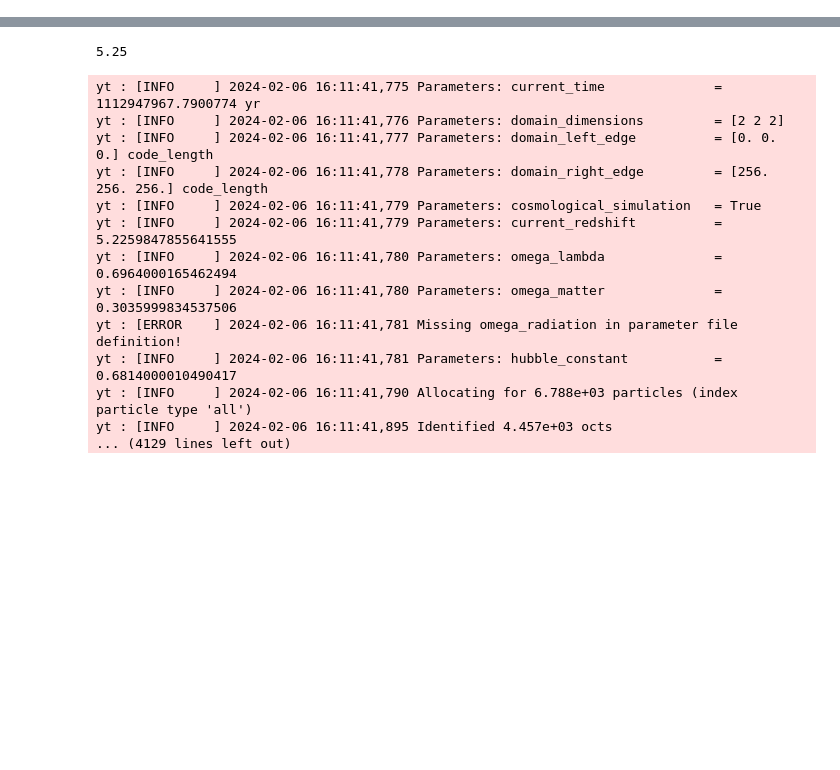
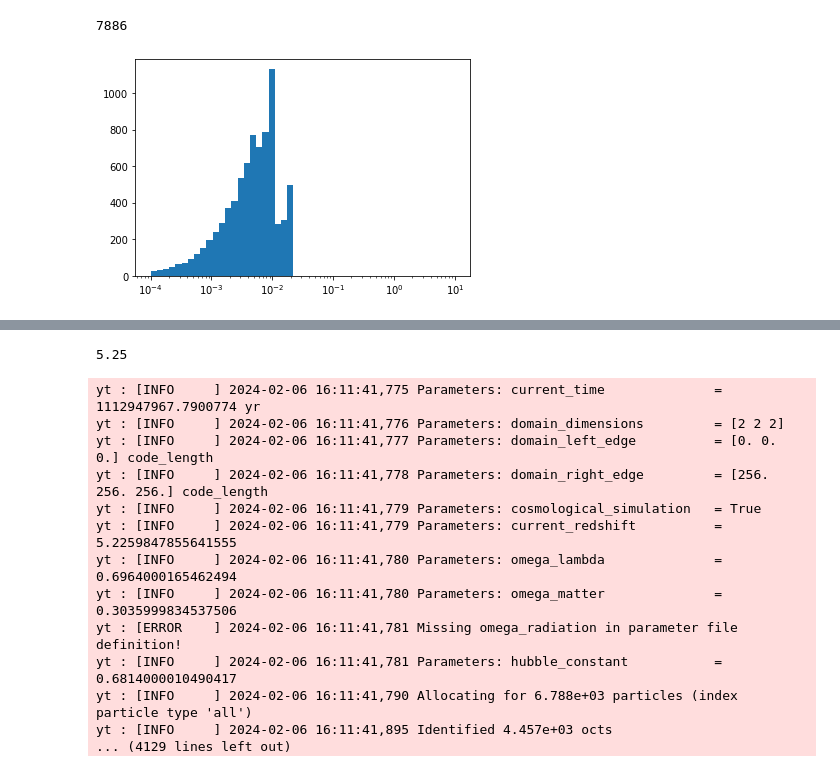
Before and after one commit to zoesuns/mfp, a Jupyter notebook: codes/calc_Gamma_bkg.ipynb, the cells around one changed output, grey strips where cells are left out. Saved outputs shown, nothing was run; the diff lists cells and outputs as text; code cells hidden in the pictures; blank space fills up the shorter version.

```diff
--- a/codes/calc_Gamma_bkg.ipynb
+++ b/codes/calc_Gamma_bkg.ipynb
@@ -119,5 +124,5 @@ def init_photo_bkg(los):
 # %%
 rootpath="/data/hqchen/mfp_project/data/"
-folder="F_a0.1452_50pMpc/"
-zuni=1/0.1452-1
+folder="F_a0.1401_50pMpc/"
+zuni=1/0.1401-1
 Hz=cosmo.H(zuni).value
@@ -123,0 +131,3 @@ Hz=cosmo.H(zuni).value
+# %%
+sample_dist=np.linspace(1,49,4801)
+sample_dist
@@ -123,0 +136,23 @@ Hz=cosmo.H(zuni).value
+# %%
+gammalist=[]
+# dr=[]
+losList=glob.glob(rootpath+folder+"lightray*h5")
+for losName in losList[:]:
+    lr=yt.load(losName)
+    los={}
+    los["T"]=lr.r['temperature'].in_units("K").v
+    los["nH"]=((lr.r['gas','RT_HVAR_HI']+lr.r['gas','RT_HVAR_HII'])/yt.units.mp).in_units("cm**-3").v
+    los["nHe"]=((lr.r['gas','RT_HVAR_HeI']+lr.r['gas','RT_HVAR_HeII']+lr.r['gas','RT_HVAR_HeIII'])/yt.units.mp/4).in_units("cm**-3").v
+    los["xHI"]=lr.r['gas','RT_HVAR_HI']/(lr.r['gas','RT_HVAR_HI']+lr.r['gas','RT_HVAR_HII'])
+    los["xHeI"]=lr.r['gas','RT_HVAR_HeI']/(lr.r['gas','RT_HVAR_HeI']+lr.r['gas','RT_HVAR_HeII']+lr.r['gas','RT_HVAR_HeIII'])
+    los["xHeII"]=lr.r['gas','RT_HVAR_HeII']/(lr.r['gas','RT_HVAR_HeI']+lr.r['gas','RT_HVAR_HeII']+lr.r['gas','RT_HVAR_HeIII'])
+    gamma=init_photo_bkg(los)[0][0]
+    dist=np.cumsum(lr.r['dl'].in_units("Mpc").v)
+    func=interpolate.interp1d(dist,gamma)
+    gammalist+=list(func(sample_dist))
+
+#     dr+=list(lr.r['dl'].v)
+#     plt.plot(init_photo_bkg(los)[0][0],alpha=0.1,c='b')
+# # plt.yscale("log")
+# plt.ylim(1e-13,2e-13)
+# plt.grid()
@@ -124 +178,10 @@ Hz=cosmo.H(zuni).value
+# %%
+len(lr.r['dl'])
+# %% [output]
+7886
+# %%
+plt.hist(lr.r['dl'].in_units("Mpc").v,bins=np.logspace(-4,1))
+plt.xscale("log")
+# %% [output]
+[figure, added]
 # %%
```
Also changed, not shown: parts of 28 cells of this notebook, 1 other file.
